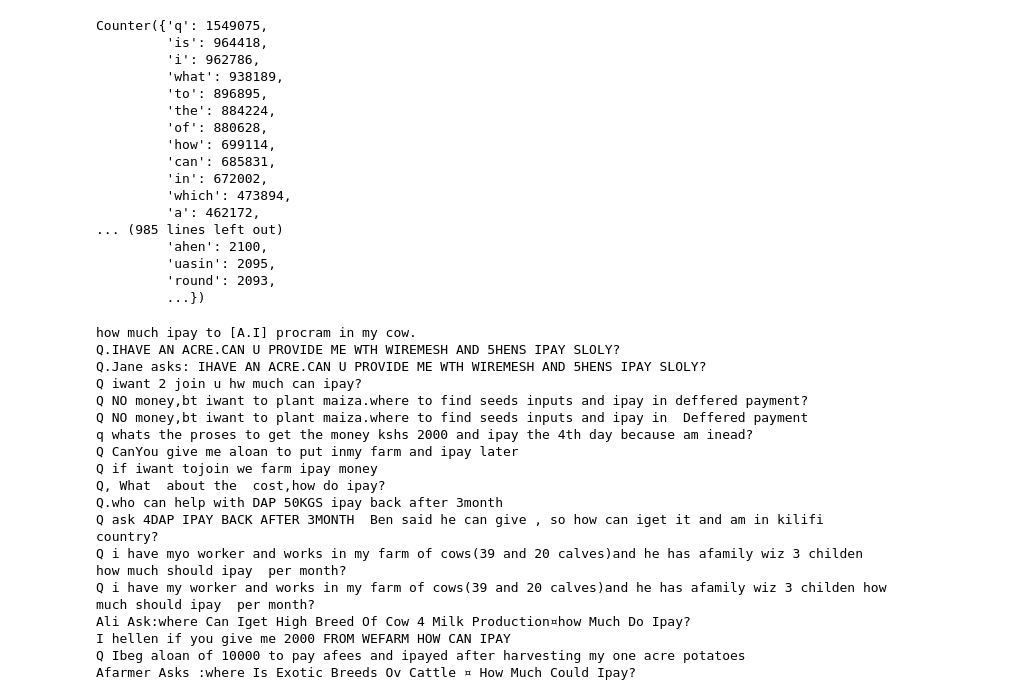
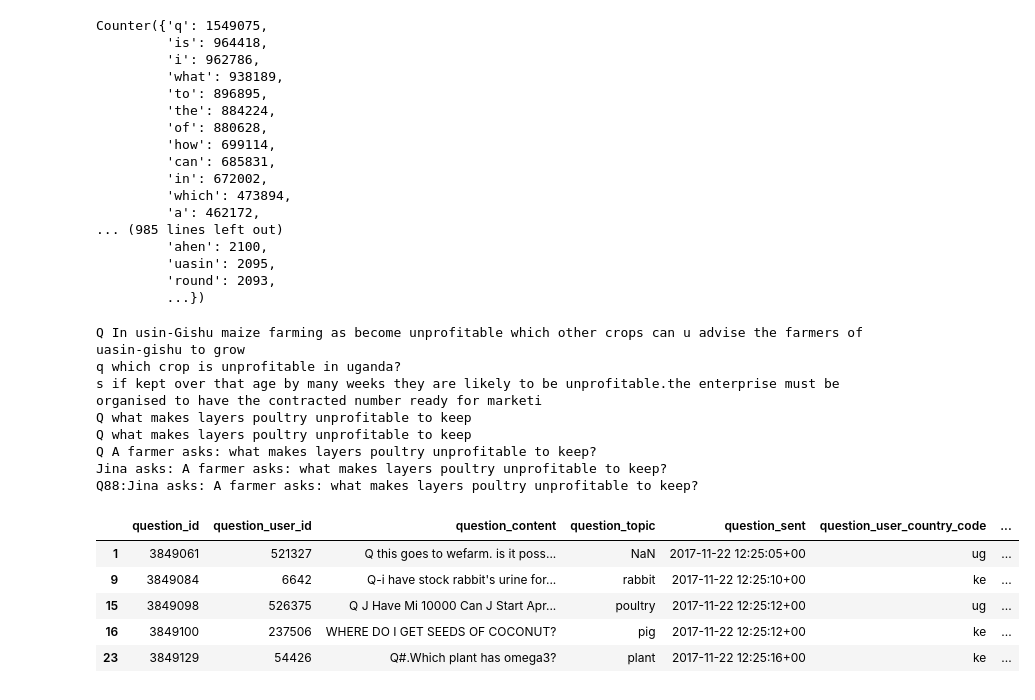
Before and after one commit to cnmetzi/datakit-smallholder-farmers-fall-2025, a Jupyter notebook: General EDA/cnmetzi/CMDataExploration.ipynb, the cells around one changed output. Drawn from its saved outputs; the diff is of its cells as text; code cells hidden in the pictures.

```diff
--- a/General EDA/cnmetzi/CMDataExploration.ipynb
+++ b/General EDA/cnmetzi/CMDataExploration.ipynb
@@ -194,7 +194,8 @@ Counter({'q': 1549075,
 counts = pd.DataFrame(counter.items(), columns=['item', 'count'])
 counts.to_csv('allstemcounter_output.csv', index=False)
 # %%
-target_stem = "ipay"
+#manual inspect key stems
+target_stem = "unprofit"
 matching_questions = []
 
 for row in dfe['question_content']:
@@ -202,25 +203,15 @@ for row in dfe['question_content']:
     if target_stem in stems:
         matching_questions.append(row)
 
-# Now matching_questions contains all question_contents with the "farm" stem
+# Now matching_questions contains all question_contents with the chosen stem
 for q in matching_questions:
     print(q)
 # %% [output]
-how much ipay to [A.I] procram in my cow.
-Q.IHAVE AN ACRE.CAN U PROVIDE ME WTH WIREMESH AND 5HENS IPAY SLOLY?
-Q.Jane asks: IHAVE AN ACRE.CAN U PROVIDE ME WTH WIREMESH AND 5HENS IPAY SLOLY?
-Q iwant 2 join u hw much can ipay?
-Q NO money,bt iwant to plant maiza.where to find seeds inputs and ipay in deffered payment?
-Q NO money,bt iwant to plant maiza.where to find seeds inputs and ipay in  Deffered payment
-q whats the proses to get the money kshs 2000 and ipay the 4th day because am inead?
-Q CanYou give me aloan to put inmy farm and ipay later
-Q if iwant tojoin we farm ipay money
-Q, What  about the  cost,how do ipay?
-Q.who can help with DAP 50KGS ipay back after 3month
-Q ask 4DAP IPAY BACK AFTER 3MONTH  Ben said he can give , so how can iget it and am in kilifi country?
-Q i have myo worker and works in my farm of cows(39 and 20 calves)and he has afamily wiz 3 childen how much should ipay  per month?
-Q i have my worker and works in my farm of cows(39 and 20 calves)and he has afamily wiz 3 childen how much should ipay  per month?
-Ali Ask:where Can Iget High Breed Of Cow 4 Milk Production¤how Much Do Ipay?
-I hellen if you give me 2000 FROM WEFARM HOW CAN IPAY
-Q Ibeg aloan of 10000 to pay afees and ipayed after harvesting my one acre potatoes
-Afarmer Asks :where Is Exotic Breeds Ov Cattle ¤ How Much Could Ipay?
+Q In usin-Gishu maize farming as become unprofitable which other crops can u advise the farmers of uasin-gishu to grow
+q which crop is unprofitable in uganda?
+s if kept over that age by many weeks they are likely to be unprofitable.the enterprise must be organised to have the contracted number ready for marketi
+Q what makes layers poultry unprofitable to keep
+Q what makes layers poultry unprofitable to keep
+Q A farmer asks: what makes layers poultry unprofitable to keep?
+Jina asks: A farmer asks: what makes layers poultry unprofitable to keep?
+Q88:Jina asks: A farmer asks: what makes layers poultry unprofitable to keep?
@@ -226,0 +228,9 @@ Afarmer Asks :where Is Exotic Breeds Ov Cattle ¤ How Much Could Ipay?
+# %%
+dfe.head()
+# %% [output]
+|  | question_id | question_user_id | question_content | question_topic | question_sent | question_user_country_code | ... |
+| 1 | 3849061 | 521327 | Q this goes to wefarm. is it poss... | NaN | 2017-11-22 12:25:05+00 | ug | ... |
+| 9 | 3849084 | 6642 | Q-i have stock rabbit's urine for... | rabbit | 2017-11-22 12:25:10+00 | ke | ... |
+| 15 | 3849098 | 526375 | Q J Have Mi 10000 Can J Start Apr... | poultry | 2017-11-22 12:25:12+00 | ug | ... |
+| 16 | 3849100 | 237506 | WHERE DO I GET SEEDS OF COCONUT? | pig | 2017-11-22 12:25:12+00 | ke | ... |
+| 23 | 3849129 | 54426 | Q#.Which plant has omega3? | plant | 2017-11-22 12:25:16+00 | ke | ... |
```
Also changed, not shown: parts of 3 cells of this notebook, 3 other files.
